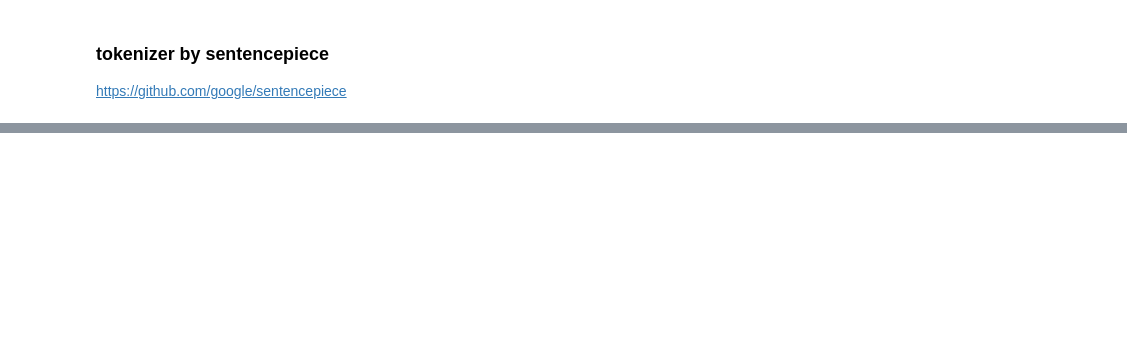
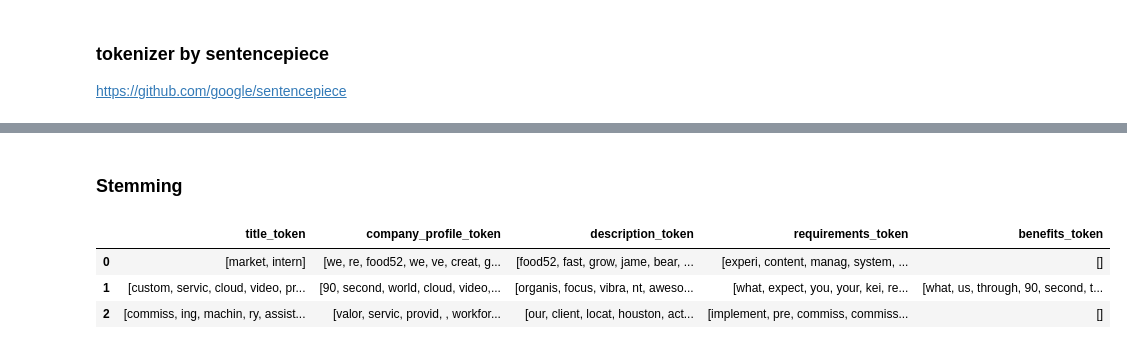
Before and after one commit to chi15036/job-description-prediction, a Jupyter notebook: job-description-prediction.ipynb, the cells around one changed output, grey strips where cells are left out. Saved outputs shown, nothing was run; the diff lists cells and outputs as text; code cells hidden in the pictures; blank space fills up the shorter version.

```diff
--- a/job-description-prediction.ipynb
+++ b/job-description-prediction.ipynb
@@ -220,0 +225,15 @@ tokenizer_df.head(3)
+# %% [markdown]
+### Stemming
+# %%
+porter_stemmer = PorterStemmer()
+
+# Get the stemmed_tokens
+for col in tqdm(tokenizer_df.columns):
+    tokenizer_df[col] = [[porter_stemmer.stem(word) for word in tokens] for tokens in tokenizer_df[col]]
+
+tokenizer_df.head(3)
+# %% [output]
+|  | title_token | company_profile_token | description_token | requirements_token | benefits_token |
+| 0 | [market, intern] | [we, re, food52, we, ve, creat, g... | [food52, fast, grow, jame, bear, ... | [experi, content, manag, system, ... | [] |
+| 1 | [custom, servic, cloud, video, pr... | [90, second, world, cloud, video,... | [organis, focus, vibra, nt, aweso... | [what, expect, you, your, kei, re... | [what, us, through, 90, second, t... |
+| 2 | [commiss, ing, machin, ry, assist... | [valor, servic, provid, , workfor... | [our, client, locat, houston, act... | [implement, pre, commiss, commiss... | [] |
```
Also changed, not shown: parts of 7 cells of this notebook.
